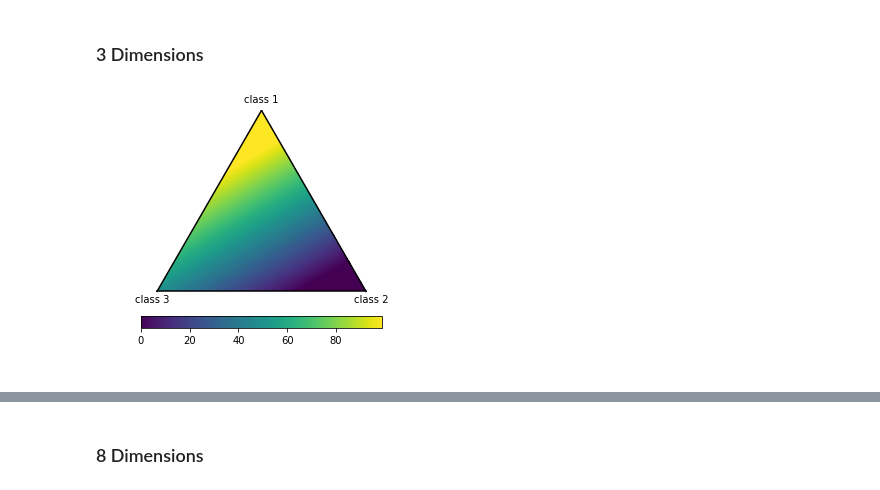
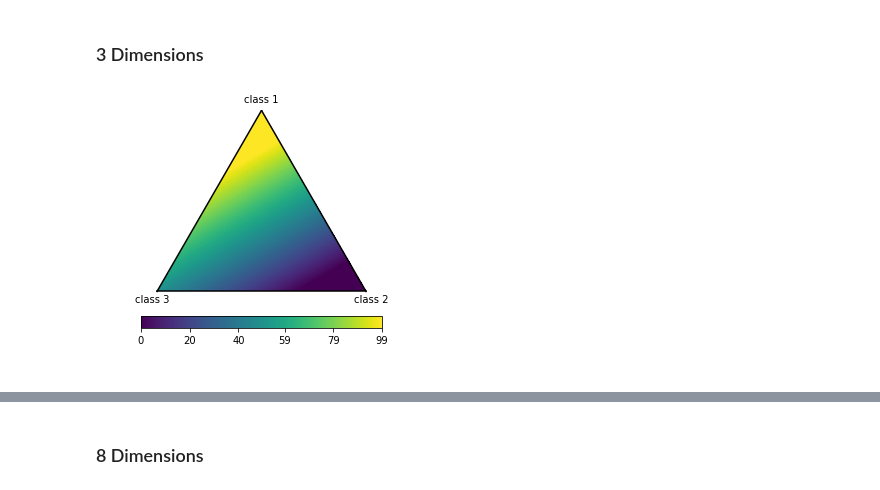
Before and after one commit to fraunhofer-izi/multi_bary_plot, a Jupyter notebook: README.ipynb, the cells around one changed output, grey strips where cells are left out. Cells and saved outputs as stored; diff of their text form; code cells hidden in the pictures.

```diff
--- a/README.ipynb
+++ b/README.ipynb
@@ -22,13 +22,13 @@ import pandas as pd
 # %%
 # generate data
 vec = list(range(100))
 pdat = pd.DataFrame({'class 1':vec,
                      'class 2':list(reversed(vec)),
                      'class 3':[50]*100,
                      'val':vec})
 
 # plot
 bp = multi_bary_plot(pdat, 'val')
-fig, ax, im = bp.plot()
+fig, ax, im = bp.imshow()
 # %% [output]
-[figure, old version]
+[figure, new version]
```
Also changed, not shown: parts of 5 cells of this notebook, 4 other files.
